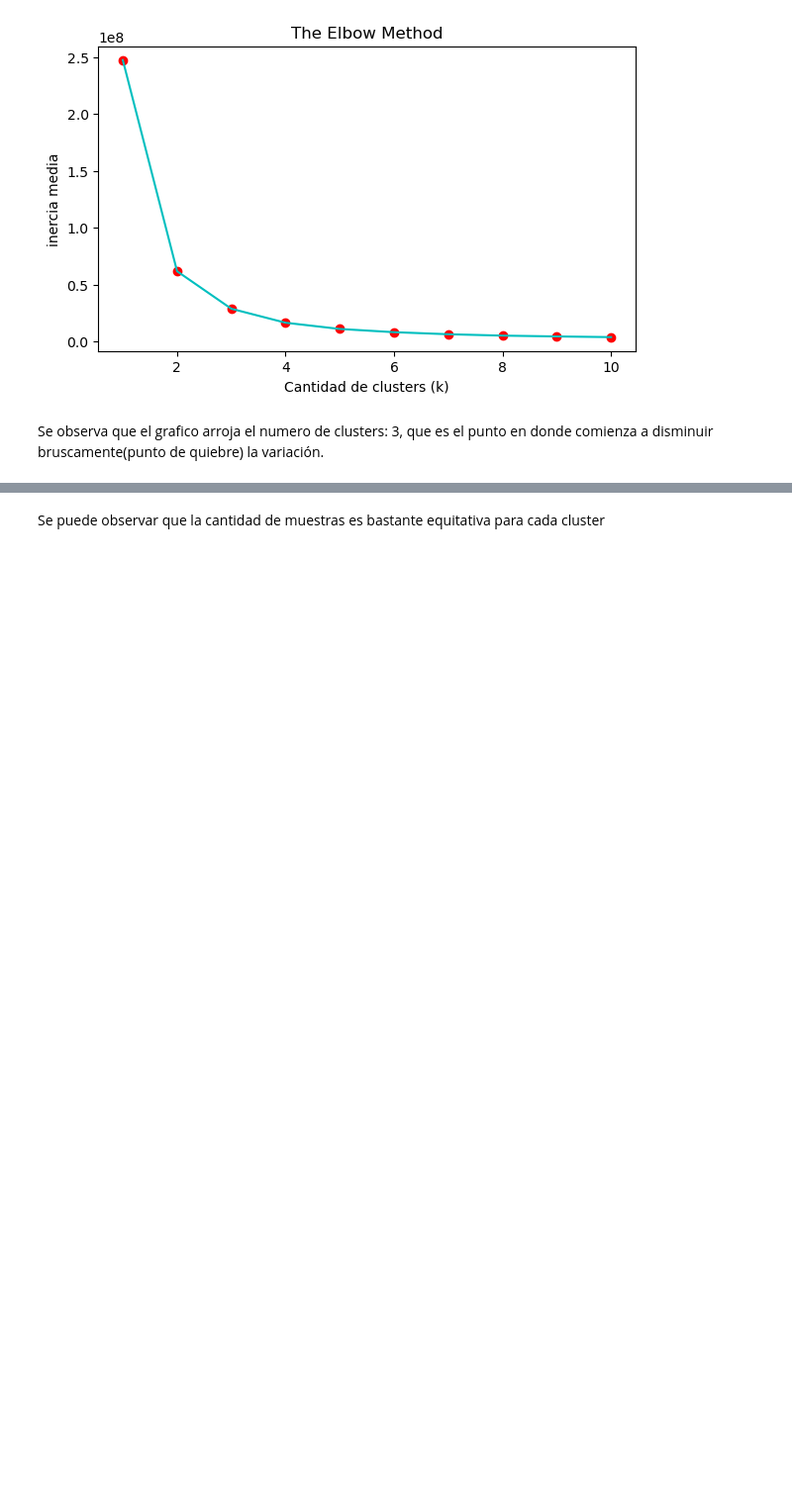
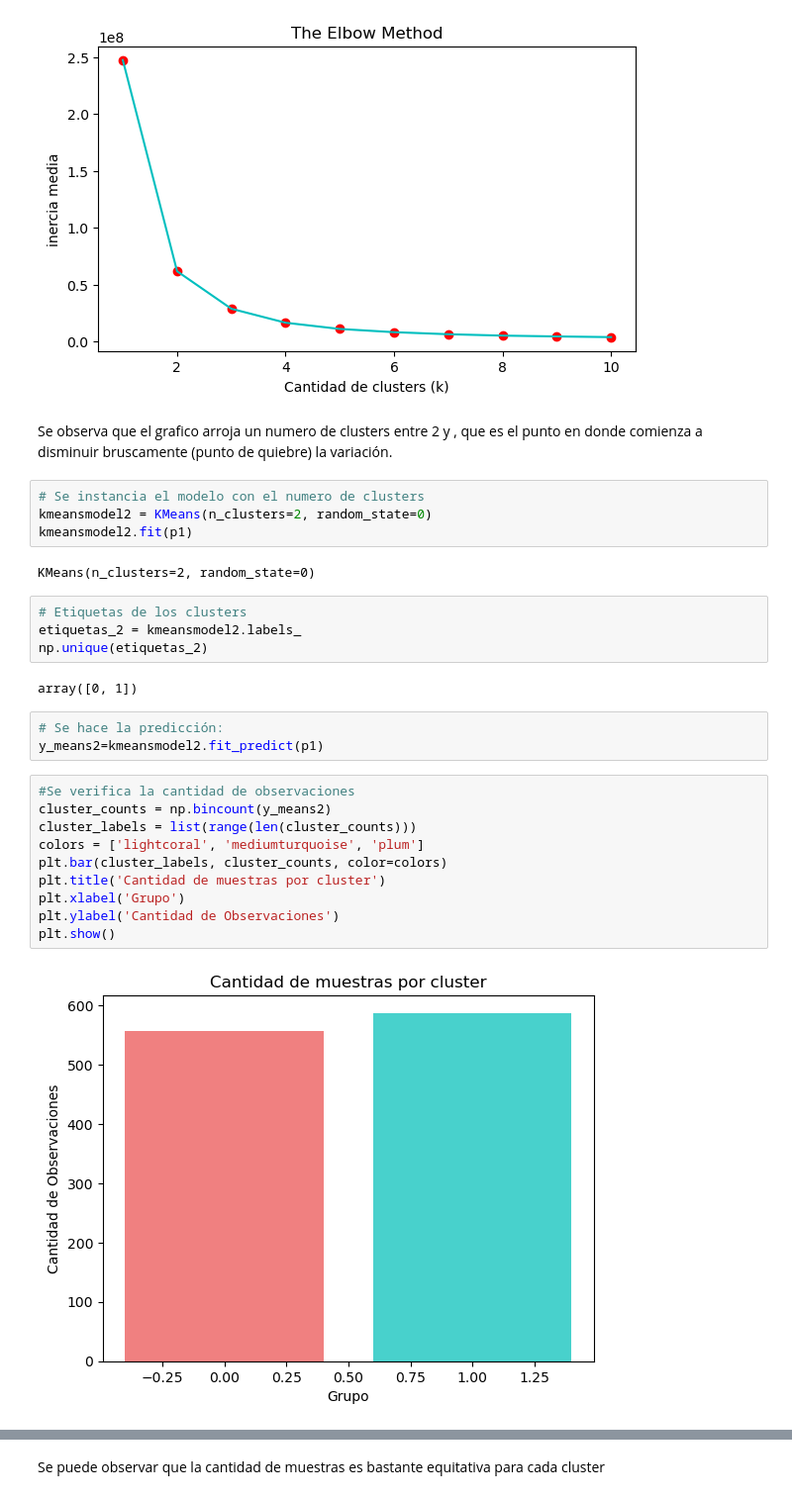
Before and after one commit to L-Ameneiro/IngeniasDataScience, a Jupyter notebook: notebooks/MODELO NO SUPERVISADO.ipynb, the cells around one changed output, grey strips where cells are left out. Shown at 99% size. Cells and saved outputs as stored; diff of their text form; blank space fills up the shorter version.

```diff
--- a/notebooks/MODELO NO SUPERVISADO.ipynb
+++ b/notebooks/MODELO NO SUPERVISADO.ipynb
@@ -101,6 +90,33 @@ plt.show()
 # %% [output]
 [figure]
 # %% [markdown]
-Se observa que el grafico arroja el numero de clusters: 3, que es el punto en donde comienza a disminuir bruscamente(punto de quiebre) la variación.
+Se observa que el grafico arroja un numero de clusters entre 2 y , que es el punto en donde comienza a disminuir bruscamente (punto de quiebre) la variación.
+# %%
+# Se instancia el modelo con el numero de clusters
+kmeansmodel2 = KMeans(n_clusters=2, random_state=0)
+kmeansmodel2.fit(p1)
+# %% [output]
+KMeans(n_clusters=2, random_state=0)
+# %%
+# Etiquetas de los clusters
+etiquetas_2 = kmeansmodel2.labels_
+np.unique(etiquetas_2)
+# %% [output]
+array([0, 1])
+# %%
+# Se hace la predicción:
+y_means2=kmeansmodel2.fit_predict(p1)
+# %%
+#Se verifica la cantidad de observaciones
+cluster_counts = np.bincount(y_means2)
+cluster_labels = list(range(len(cluster_counts)))
+colors = ['lightcoral', 'mediumturquoise', 'plum']
+plt.bar(cluster_labels, cluster_counts, color=colors)
+plt.title('Cantidad de muestras por cluster')
+plt.xlabel('Grupo')
+plt.ylabel('Cantidad de Observaciones')
+plt.show()
+# %% [output]
+[figure, added]
 # %%
 # Se instancia el modelo con el numero de clusters
```
Also changed, not shown: parts of 16 cells of this notebook.
